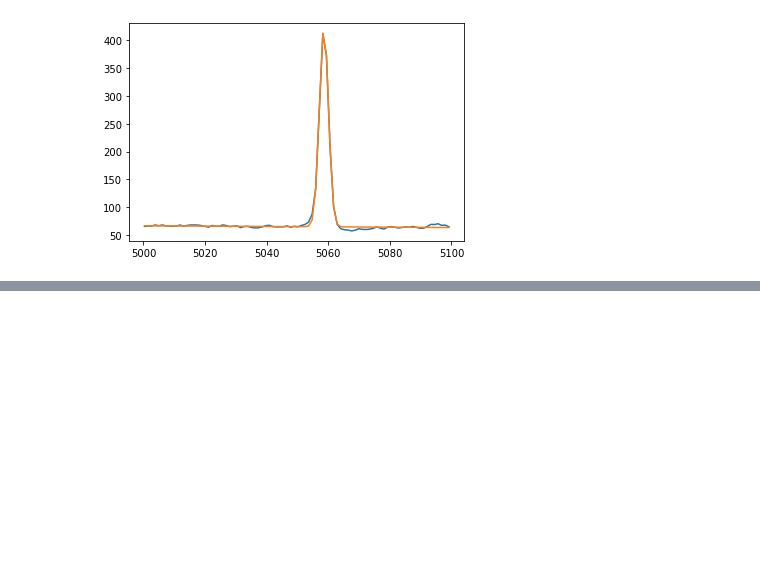
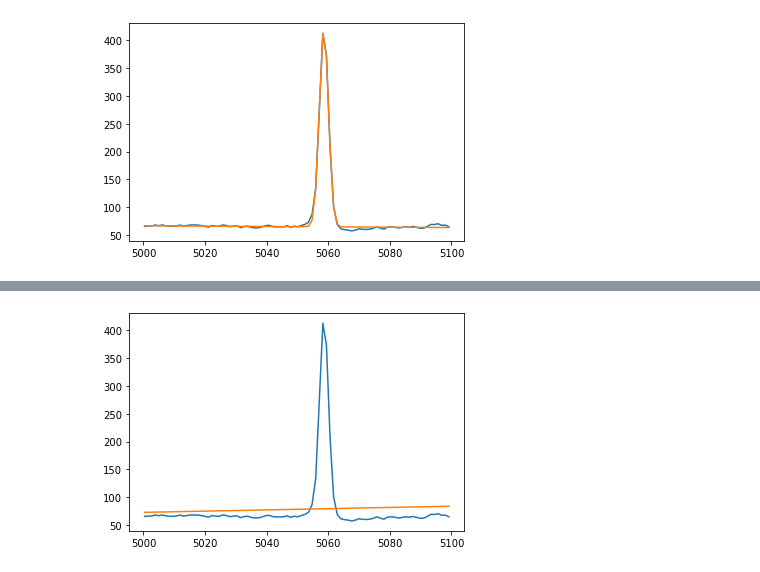
Before and after one commit to KIPAC/Physics89L, a Jupyter notebook: nb/06_02_SDSS_Spectra.ipynb, the cells around one changed output, grey strips where cells are left out. Drawn from its saved outputs; the diff is of its cells as text; code cells hidden in the pictures; blank space fills up the shorter version.

```diff
--- a/nb/06_02_SDSS_Spectra.ipynb
+++ b/nb/06_02_SDSS_Spectra.ipynb
@@ -72,2 +86,2 @@ _ = plt.plot(cutout_wl, model_vals)
 # %%
-our_chi2_func = specific_chi2(cutout_flux, model_func, cutout_wl)
+our_chi2_func = cost_func(cutout_flux, model_func, cutout_wl)
@@ -107,0 +144,11 @@ _ = plt.plot(cutout_wl, model_fit)
+# %%
+init_pars_bad_2 = (prefact_0, mu_0+20, sigma_0, offset_0, slope_0)
+
+result_bad_2 = optimize.minimize(our_chi2_func, x0=np.array(init_pars_bad_2))
+fit_pars_bad_2 = result_bad_2['x']
+model_fit_bad_2 = model_func(cutout_wl, *fit_pars_bad_2)
+
+_ = plt.plot(cutout_wl, cutout_flux)
+_ = plt.plot(cutout_wl, model_fit_bad_2)
+# %% [output]
+[figure, added]
```
Also changed, not shown: parts of 12 cells of this notebook, 1 other file.
